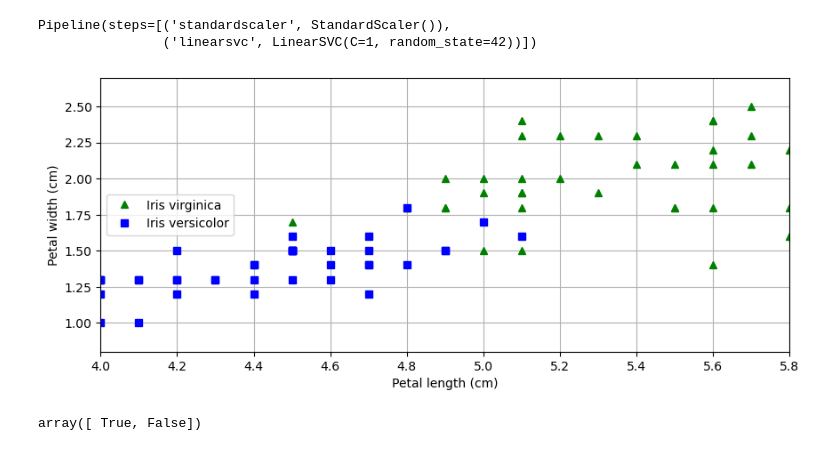
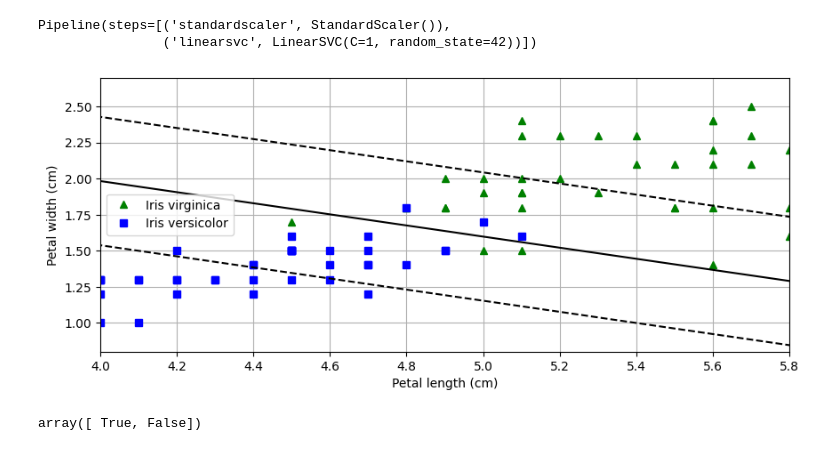
Before and after one commit to juliovr/homl, a Jupyter notebook: 05_support_vector_machines.ipynb, the cells around one changed output. Cells and saved outputs as stored; diff of their text form; code cells hidden in the pictures.

```diff
--- a/05_support_vector_machines.ipynb
+++ b/05_support_vector_machines.ipynb
@@ -23,19 +23,38 @@ Pipeline(steps=[('standardscaler', StandardScaler()),
                 ('linearsvc', LinearSVC(C=1, random_state=42))])
 # %%
 import matplotlib.pyplot as plt
+
+# Convert to unscaled parameters
+b = svc.decision_function([-scaler.mean_ / scaler.scale_])
+w = svc.coef_[0] / scaler.scale_
+# svc.intercept_ = np.array([b1])
+# svc.coef_ = np.array([w1])
+
+# w = svc.coef_[0]
+# b = svc.intercept_[0]
+
+x0 = np.linspace(0, 7, 200)
+x1 = (-w[0]*x0 - b) / w[1] # Decision boundary
+
+margin = 1 / w[1]
+gutter_up = x1 + margin
+gutter_down = x1 - margin
 
 plt.figure(figsize=(10, 4))
 plt.plot(X[y == 1, 0], X[y == 1, 1], "g^", label="Iris virginica")
 plt.plot(X[y == 0, 0], X[y == 0, 1], "bs", label="Iris versicolor")
+plt.plot(x0, x1, "k-")
+plt.plot(x0, gutter_up, "k--")
+plt.plot(x0, gutter_down, "k--")
 
 plt.axis([4.0, 5.8, 0.8, 2.7])
 plt.legend(loc="center left")
 plt.grid()
 plt.xlabel("Petal length (cm)")
 plt.ylabel("Petal width (cm)")
 plt.show()
 # %% [output]
-[figure, old version]
+[figure, new version]
 # %%
 X_new = [[5.5, 1.7], [5.0, 1.5]]
 svm_clf.predict(X_new)
```
Also changed, not shown: parts of 5 cells of this notebook.
